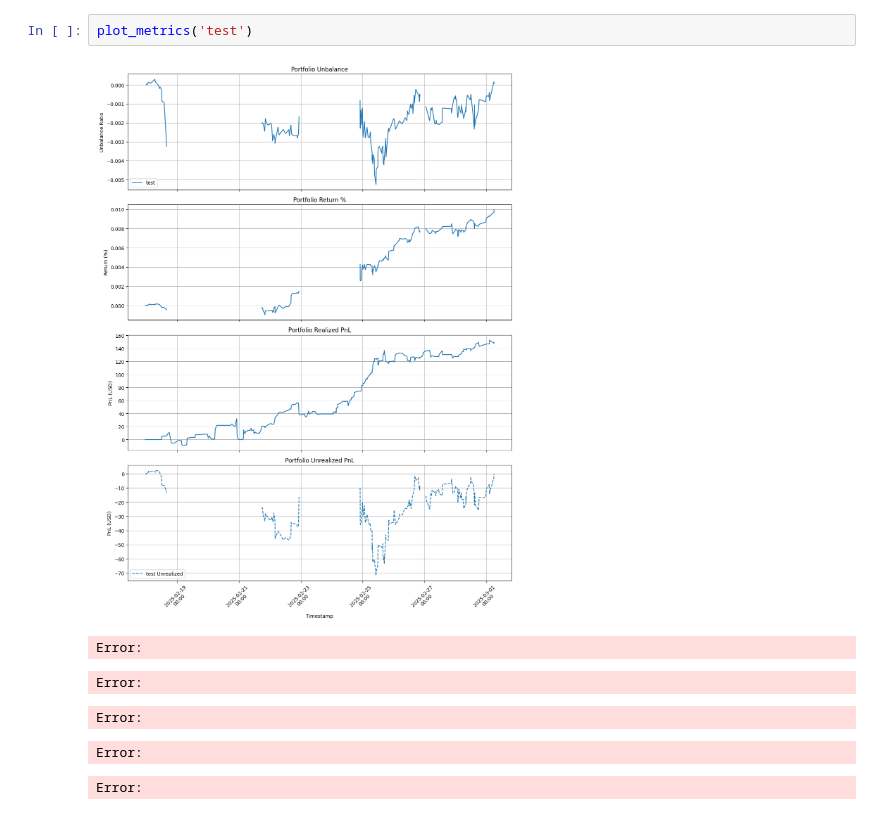
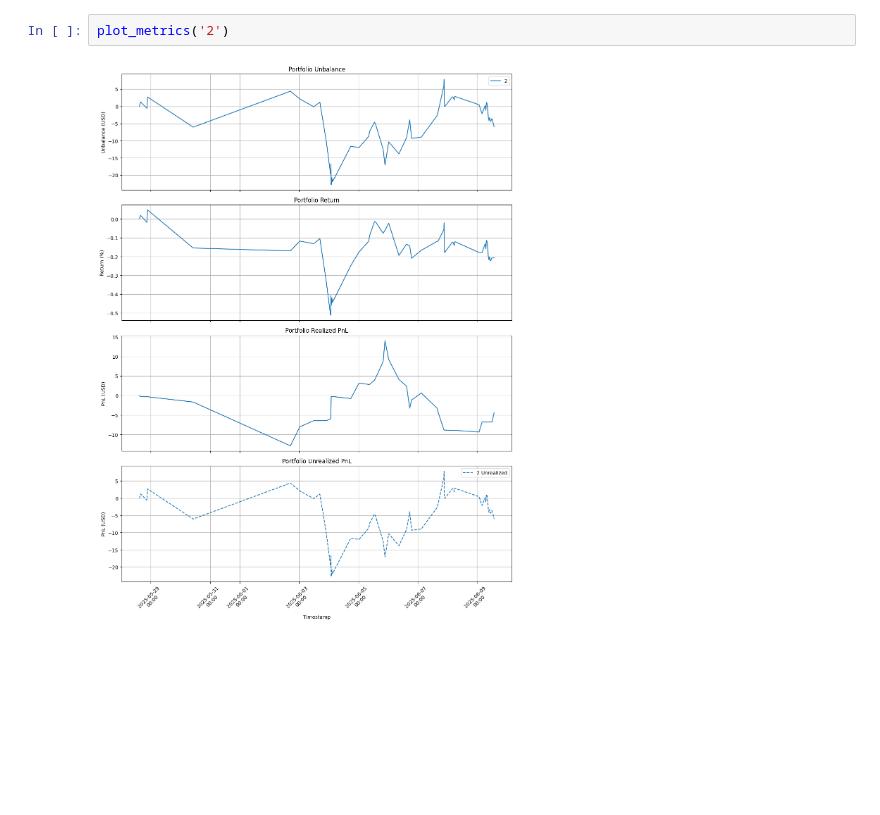
Before and after one commit to marescialloNino/position-comparator, a Jupyter notebook: unbalance.ipynb, the cells around one changed output. Saved outputs shown, nothing was run; the diff lists cells and outputs as text; blank space fills up the shorter version.

```diff
--- a/unbalance.ipynb
+++ b/unbalance.ipynb
@@ -110,9 +131,4 @@ plot_metrics('pairs1c')
 # %%
-plot_metrics('test')
+plot_metrics('2')
 # %% [output]
-[figure, old version]
+[figure, new version]
-Error:
-Error:
-Error:
-Error:
-Error:
```
Also changed, not shown: parts of 2 cells of this notebook, 13 other files.
